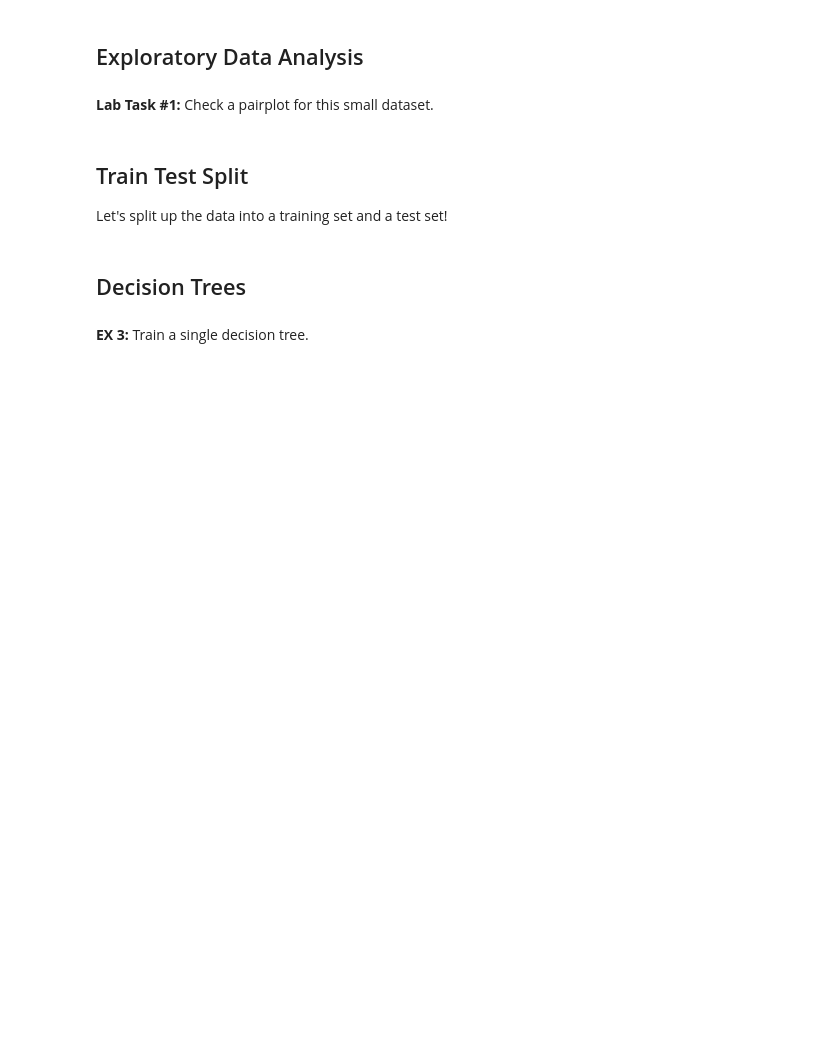
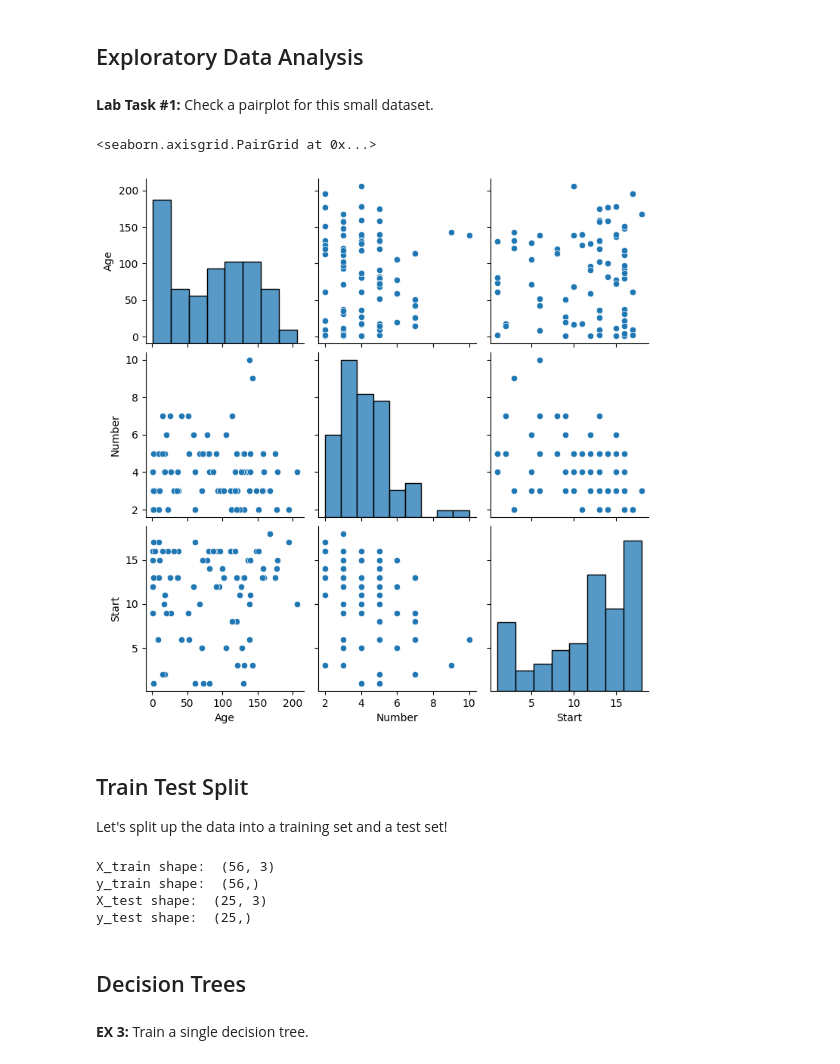
Before and after one commit to p3akth/SLA_complementary, a Jupyter notebook: Assignment_28_march/Decision Trees Tutorial.ipynb, the cells around one changed output. Drawn from its saved outputs; the diff is of its cells as text; code cells hidden in the pictures; blank space fills up the shorter version.

```diff
--- a/Assignment_28_march/Decision Trees Tutorial.ipynb
+++ b/Assignment_28_march/Decision Trees Tutorial.ipynb
@@ -67,6 +71,8 @@ The dataset contains the following columns:
 4. Start: Number of the first or topmost vertebrae that was operated
 # %%
 # Reading "kyphosis.csv" file using the read_csv() function included in the pandas library
-df = pd.read_csv('../kyphosis.csv')
+df = pd.read_csv('Dataset_3.csv')
+#Added to remove unnecessary column
+df.drop(columns='Unnamed: 0', inplace=True)
 # %%
 df.head()
@@ -77,7 +90,11 @@ df.head()
 # %%
 # Use the pairplot() function to plot multiple pairwise bivariate distributions in a dataset
 # EX 1
-# TODO -- Your code here.
+
+sns.pairplot(df)
+# %% [output]
+<seaborn.axisgrid.PairGrid at 0x...>
+[figure, added]
 # %% [markdown]
 ## Train Test Split
 
@@ -89,3 +104,15 @@ from sklearn.model_selection import train_test_split
+# %%
+# EX 2: Split the dataset into 70:30 train test split.
+X_train, X_test, y_train, y_test = train_test_split(df.drop(columns='Kyphosis'),df['Kyphosis'], test_size=0.3)
+print('X_train shape: ', X_train.shape)
+print('y_train shape: ', y_train.shape)
+print('X_test shape: ', X_test.shape)
+print('y_test shape: ', y_test.shape)
+# %% [output]
+X_train shape:  (56, 3)
+y_train shape:  (56,)
+X_test shape:  (25, 3)
+y_test shape:  (25,)
 # %% [markdown]
 ## Decision Trees
 # %% [markdown]
```
Also changed, not shown: parts of 11 cells of this notebook.
